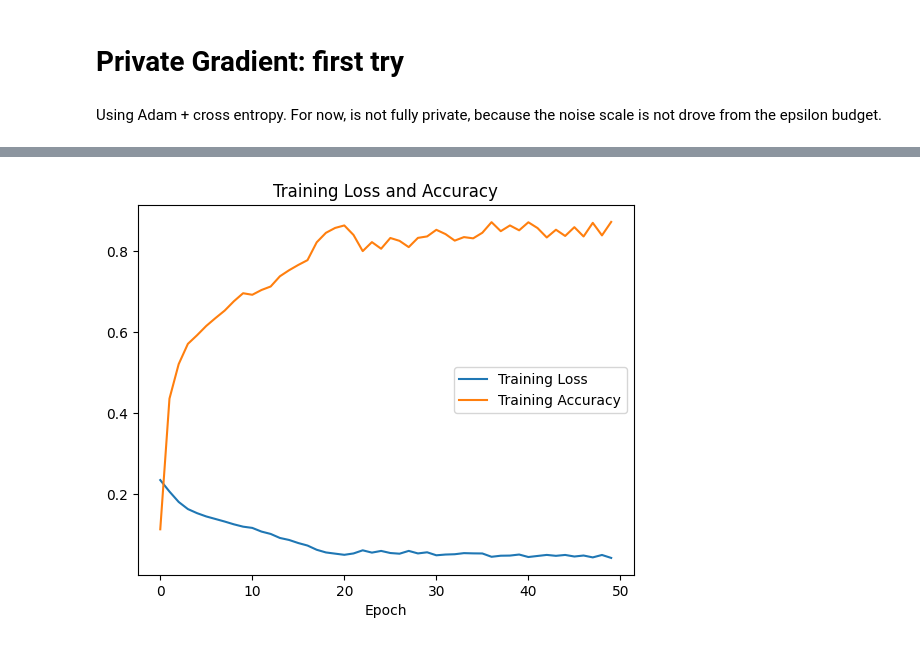
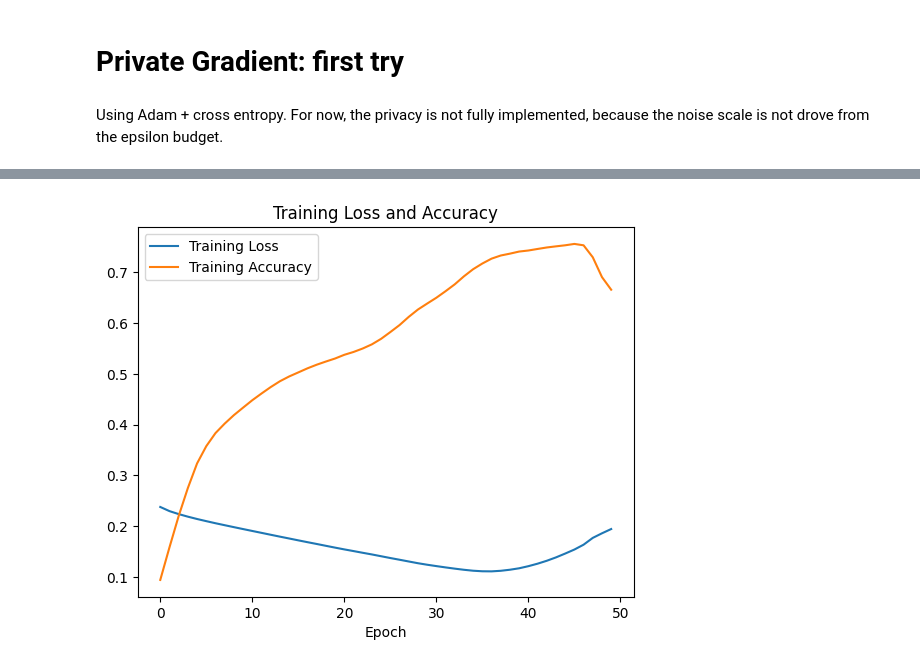
Before and after one commit to NoaVelner/Differential_Private_Neural_Network, a Jupyter notebook: graphs_and_conculsions.ipynb, the cells around one changed output, grey strips where cells are left out. Saved outputs shown, nothing was run; the diff lists cells and outputs as text; code cells hidden in the pictures.

Commit message:
backprop with noise addition

```diff
--- a/graphs_and_conculsions.ipynb
+++ b/graphs_and_conculsions.ipynb
@@ -90,4 +90,4 @@ Test Accuracy: 0.8765
 # Private Gradient: first try
 # %% [markdown]
  Using Adam + cross entropy.
- For now, is not fully private, because the noise scale is not drove from the epsilon budget.
+ For now, the privacy is not fully implemented, because the noise scale is not drove from the epsilon budget.
@@ -94,4 +96,4 @@ Test Accuracy: 0.8765
 # %%
-private_gradient = Train.CreateModel(input_size=input_shape, output_size=output_shape, hidden_size=hidden_shape)
+private_gradient = Train.CreateModel(input_size=input_shape, output_size=output_shape, hidden_size=hidden_shape, epsilon=0.01)
 private_gradient.train(x_train, y_train, initial_learning_rate=0.001, decay=0.002, n_epochs=50, plot_training_results=True)
 # %% [output]
@@ -103,4 +105,4 @@ Epoch 40 - Loss: 0.043919745299877695 - Accuracy: 0.87155
-[figure, old version]
+[figure, new version]
 # %%
 print("Test Loss:", private_gradient.test_loss(x_test, y_test))
 print("Test Accuracy:", private_gradient.test_accuracy(x_test, y_test))
```
Also changed, not shown: parts of 7 cells of this notebook, 3 other files.
